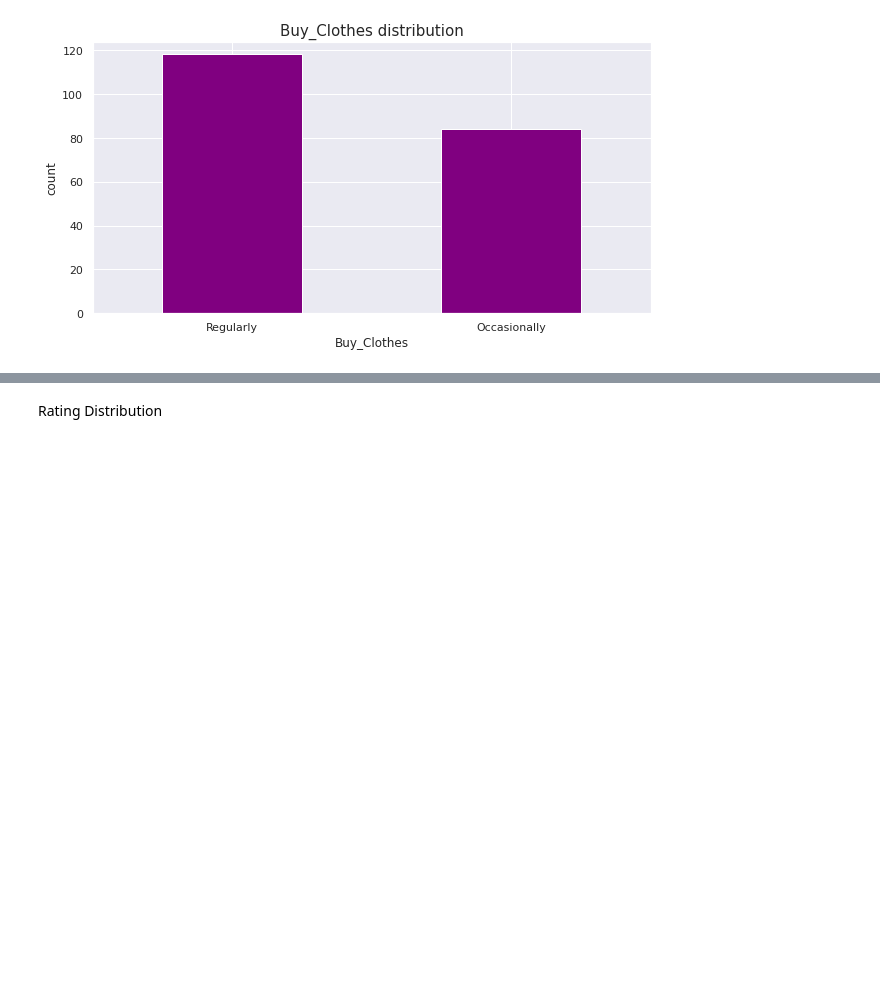
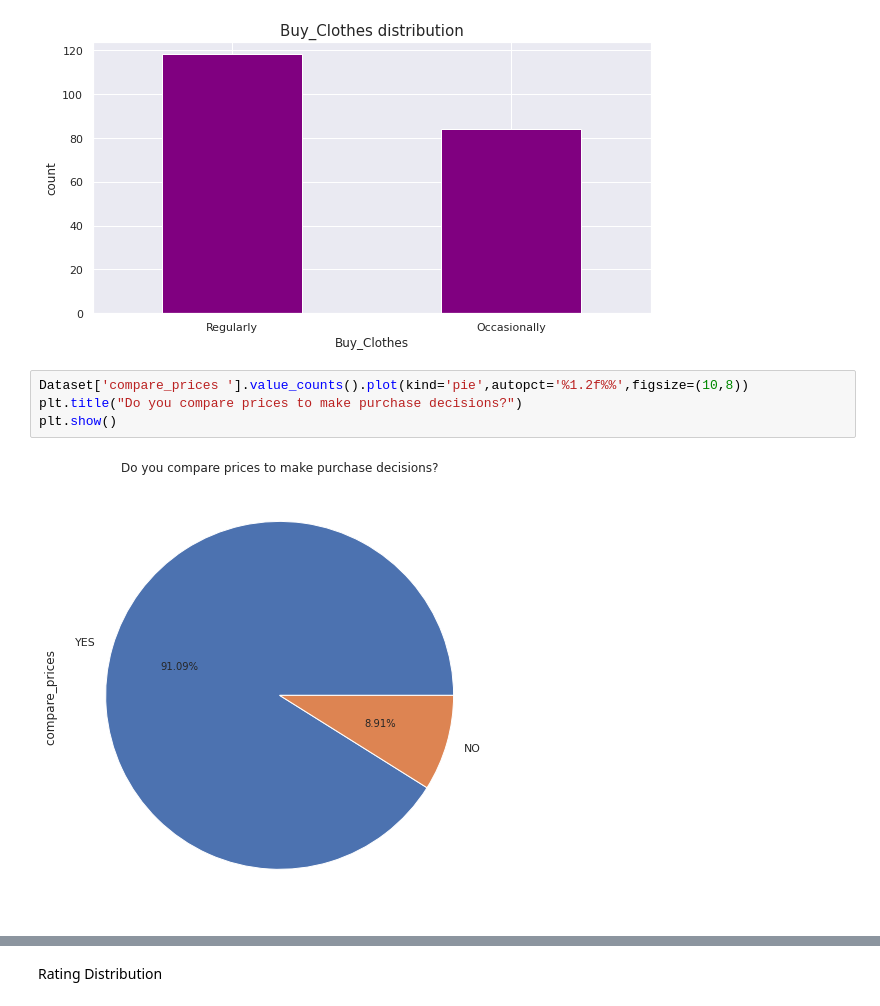
Before and after one commit to pranali-kirolkar-zz/MSCPROJECT, a Jupyter notebook: Visualization_+_EDA.ipynb, the cells around one changed output, grey strips where cells are left out. Cells and saved outputs as stored; diff of their text form; blank space fills up the shorter version.

```diff
--- a/Visualization_+_EDA.ipynb
+++ b/Visualization_+_EDA.ipynb
@@ -292,3 +304,9 @@ def count_plot(df, label, color, figsize=(10,5), rotation=0):
 count_plot(Dataset, 'Buy_Clothes', 'purple')
 # %% [output]
 [figure]
+# %%
+Dataset['compare_prices '].value_counts().plot(kind='pie',autopct='%1.2f%%',figsize=(10,8))
+plt.title("Do you compare prices to make purchase decisions?")
+plt.show()
+# %% [output]
+[figure, added]
```
Also changed, not shown: parts of 10 cells of this notebook.
